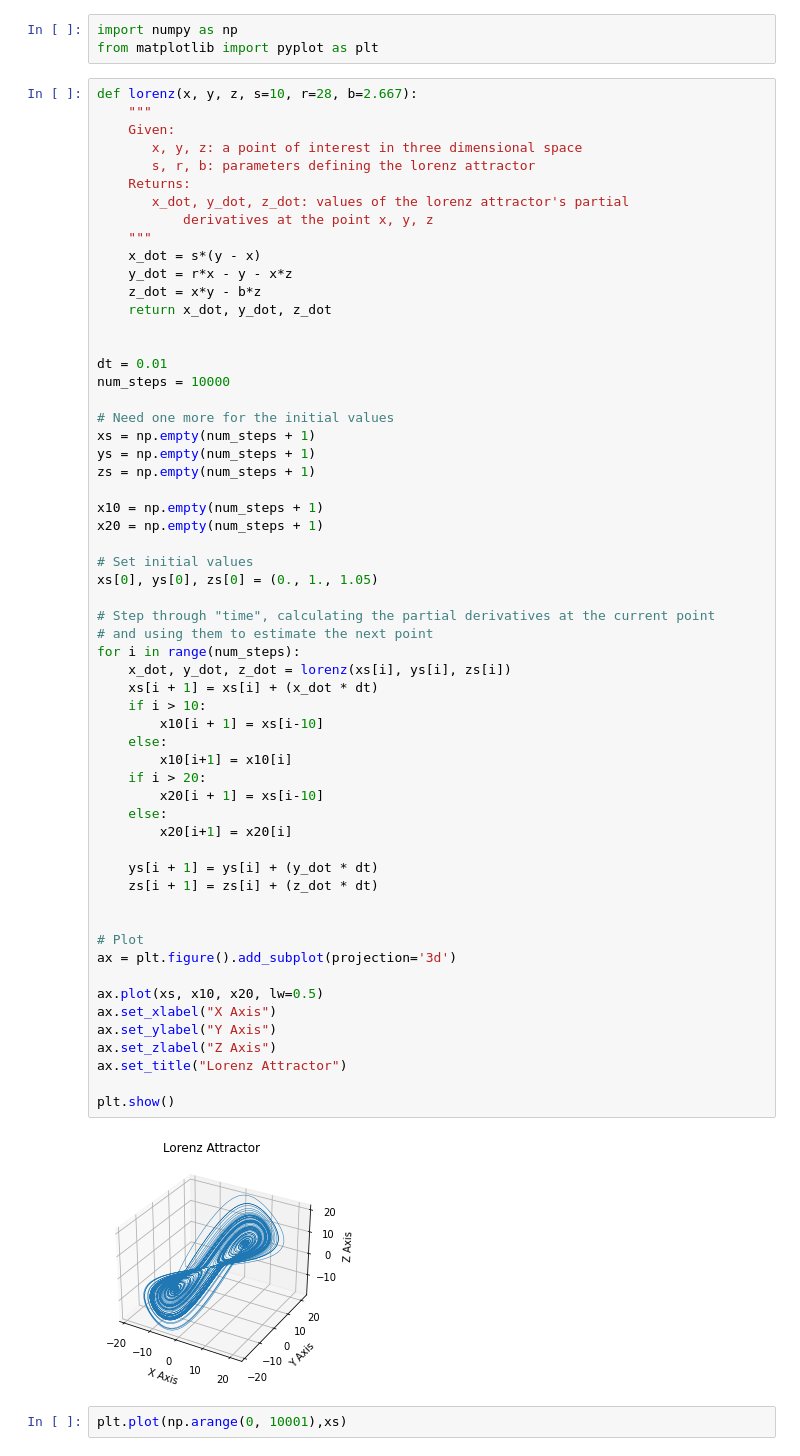
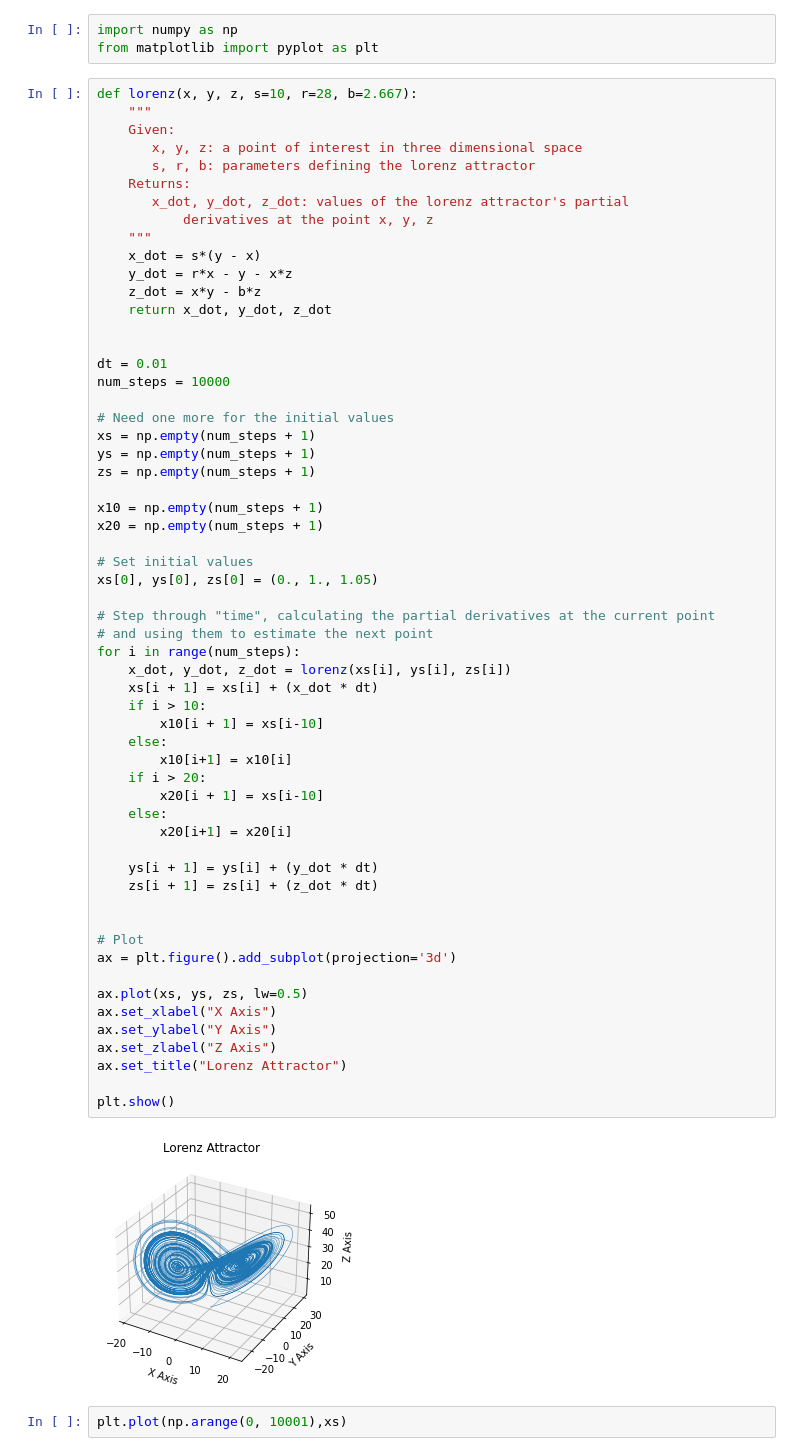
Before and after one commit to lluo02/AI-In-Complex-Systems, a Jupyter notebook: lorenzdemo.ipynb, the cells around one changed output. Saved outputs shown, nothing was run; the diff lists cells and outputs as text.

```diff
--- a/lorenzdemo.ipynb
+++ b/lorenzdemo.ipynb
@@ -32,35 +32,35 @@ x20 = np.empty(num_steps + 1)
 xs[0], ys[0], zs[0] = (0., 1., 1.05)
 
 # Step through "time", calculating the partial derivatives at the current point
 # and using them to estimate the next point
 for i in range(num_steps):
     x_dot, y_dot, z_dot = lorenz(xs[i], ys[i], zs[i])
     xs[i + 1] = xs[i] + (x_dot * dt)
     if i > 10:
         x10[i + 1] = xs[i-10]
     else:
         x10[i+1] = x10[i]
     if i > 20:
         x20[i + 1] = xs[i-10]
     else:
         x20[i+1] = x20[i]
 
     ys[i + 1] = ys[i] + (y_dot * dt)
     zs[i + 1] = zs[i] + (z_dot * dt)
 
 
 # Plot
 ax = plt.figure().add_subplot(projection='3d')
 
-ax.plot(xs, x10, x20, lw=0.5)
+ax.plot(xs, ys, zs, lw=0.5)
 ax.set_xlabel("X Axis")
 ax.set_ylabel("Y Axis")
 ax.set_zlabel("Z Axis")
 ax.set_title("Lorenz Attractor")
 
 plt.show()
 # %% [output]
-[figure, old version]
+[figure, new version]
 # %%
 plt.plot(np.arange(0, 10001),xs)
 # %% [output]
```
Also changed, not shown: parts of 8 cells of this notebook.
